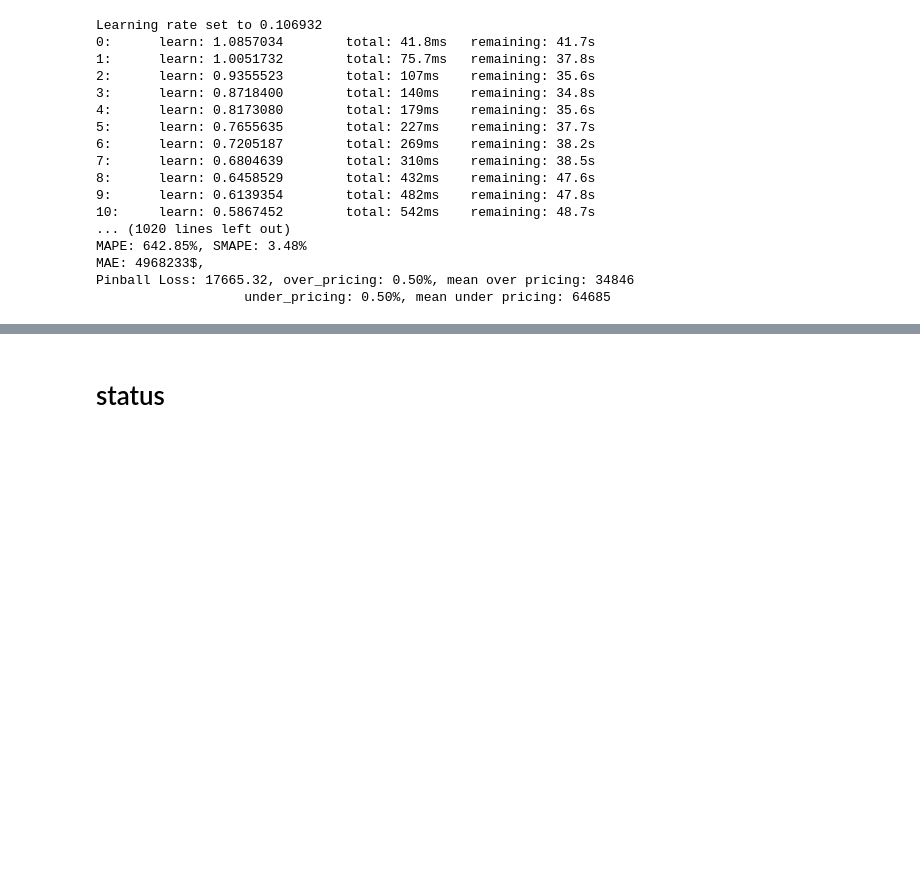
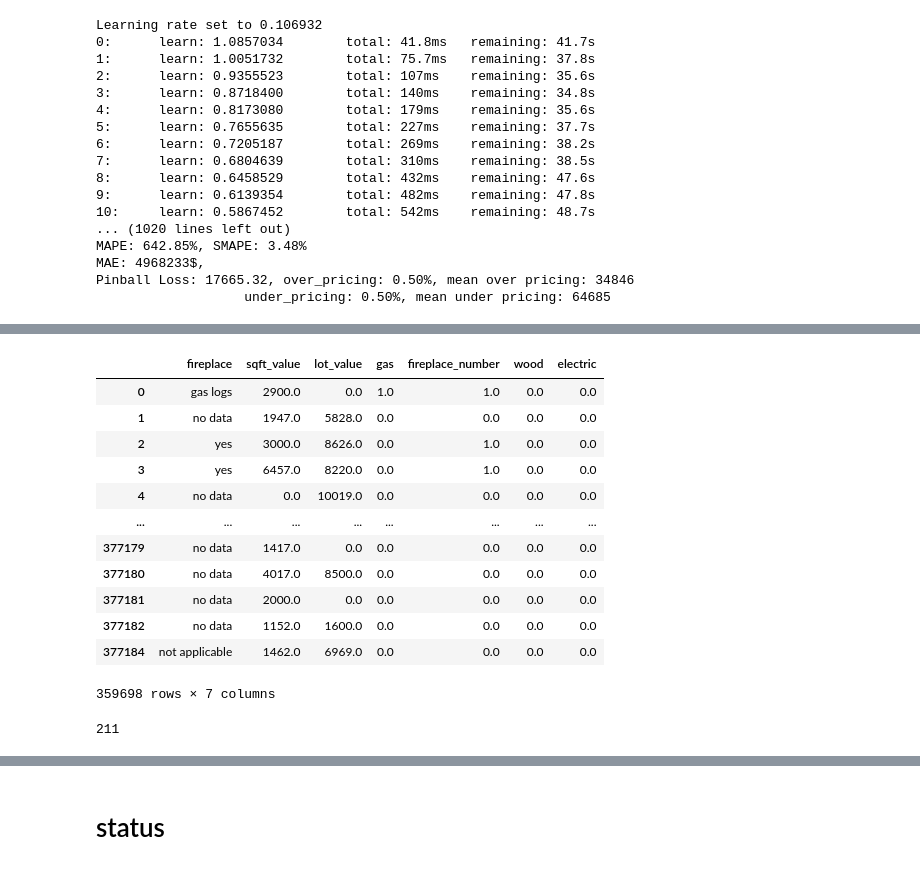
Before and after one commit to SeregeiKroupen/SF, a Jupyter notebook: final_project/Final_project.ipynb, the cells around one changed output, grey strips where cells are left out. Saved outputs shown, nothing was run; the diff lists cells and outputs as text; code cells hidden in the pictures; blank space fills up the shorter version.

Commit message:
fire and build

```diff
--- a/final_project/Final_project.ipynb
+++ b/final_project/Final_project.ipynb
@@ -1137,0 +1124,6 @@ gc.collect()
+# %%
+fire = data[['fireplace', 'sqft_value', 'lot_value']].copy()
+# %%
+fire.fireplace.fillna('no data', inplace=True)
+fire.fireplace = fire.fireplace.apply(str.lower)
+fire.fireplace.value_counts()
@@ -1137,0 +1160,46 @@ gc.collect()
+# %%
+for item in tqdm(fire.index):
+    record = fire.loc[item,:]
+    raw = record.fireplace
+    value, text_value = int(float(find_number(raw))), str(raw)
+
+    vectors = ['gas', 'wood', 'electric']
+    add_key = ['yes', 'room', 'rm', 'stove', 'decorative', 'fire', 'free',
+               'zone', 'two', 'one', 'three', 'propane', 'kitchen']
+
+    for vector in vectors:
+        if re.search(vector, text_value):
+            fire.loc[item, vector]=1
+            if not value:
+                value = 1
+
+    if not value:
+        for i in add_key:
+            if re.search(i, text_value):
+                value = 1
+                break
+
+    fire.loc[item, 'fireplace_number']=value
+# %%
+fire.fillna(0, inplace=True)
+fire
+# %% [output]
+|  | fireplace | sqft_value | lot_value | gas | fireplace_number | wood | electric |
+| 0 | gas logs | 2900.0 | 0.0 | 1.0 | 1.0 | 0.0 | 0.0 |
+| 1 | no data | 1947.0 | 5828.0 | 0.0 | 0.0 | 0.0 | 0.0 |
+| 2 | yes | 3000.0 | 8626.0 | 0.0 | 1.0 | 0.0 | 0.0 |
+| 3 | yes | 6457.0 | 8220.0 | 0.0 | 1.0 | 0.0 | 0.0 |
+| 4 | no data | 0.0 | 10019.0 | 0.0 | 0.0 | 0.0 | 0.0 |
+| ... | ... | ... | ... | ... | ... | ... | ... |
+| 377179 | no data | 1417.0 | 0.0 | 0.0 | 0.0 | 0.0 | 0.0 |
+| 377180 | no data | 4017.0 | 8500.0 | 0.0 | 0.0 | 0.0 | 0.0 |
+| 377181 | no data | 2000.0 | 0.0 | 0.0 | 0.0 | 0.0 | 0.0 |
+| 377182 | no data | 1152.0 | 1600.0 | 0.0 | 0.0 | 0.0 | 0.0 |
+| 377184 | not applicable | 1462.0 | 6969.0 | 0.0 | 0.0 | 0.0 | 0.0 |
+359698 rows × 7 columns
+# %%
+data[['fireplace_number', 'gas', 'wood', 'electric']] = fire[['fireplace_number', 'gas', 'wood', 'electric']]
+del fire
+gc.collect()
+# %% [output]
+211
```
Also changed, not shown: parts of 29 cells of this notebook, 4 other files.
